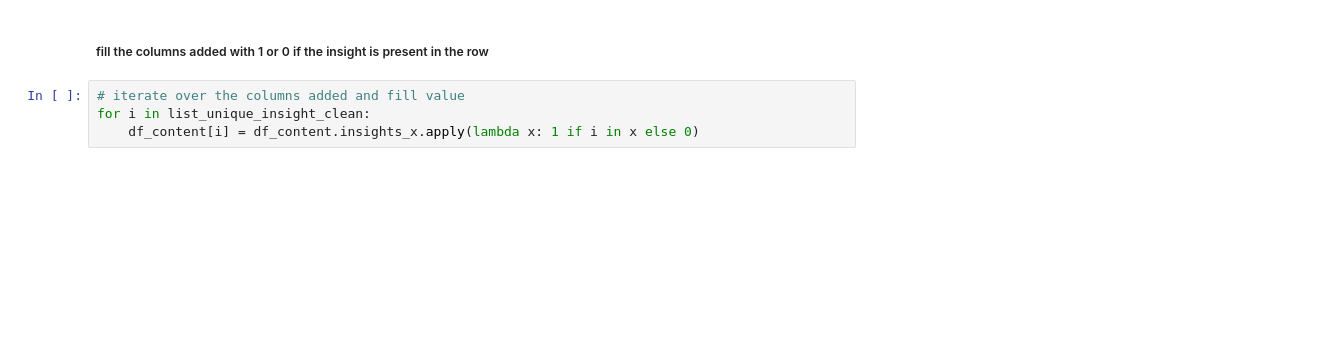
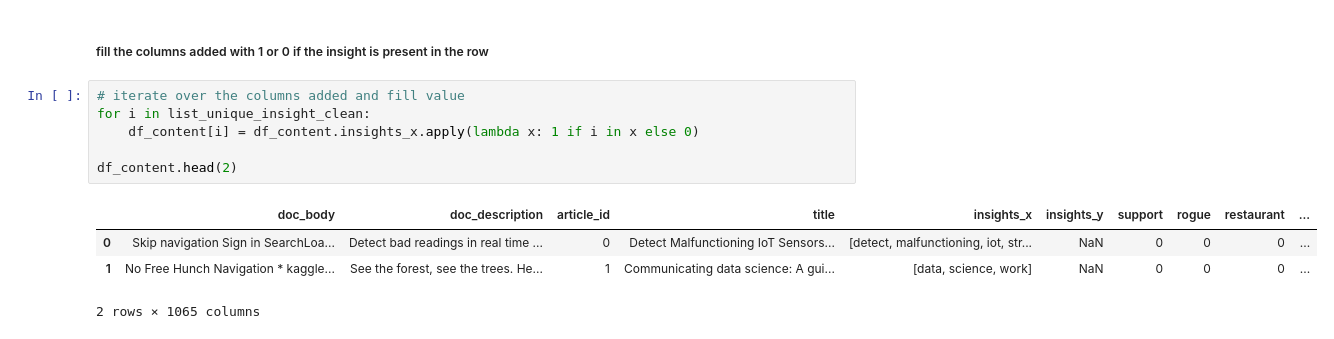
Before and after one commit to Mdhvince/Recommendation_IBM_article, a Jupyter notebook: Untitled.ipynb, the cells around one changed output. Cells and saved outputs as stored; diff of their text form; blank space fills up the shorter version.

```diff
--- a/Untitled.ipynb
+++ b/Untitled.ipynb
@@ -132,4 +147,11 @@ df_content.head()
 # %%
 # iterate over the columns added and fill value
 for i in list_unique_insight_clean:
     df_content[i] = df_content.insights_x.apply(lambda x: 1 if i in x else 0)
+
+df_content.head(2)
+# %% [output]
+|  | doc_body | doc_description | article_id | title | insights_x | insights_y | support | rogue | restaurant | ... |
+| 0 | Skip navigation Sign in SearchLoa... | Detect bad readings in real time ... | 0 | Detect Malfunctioning IoT Sensors... | [detect, malfunctioning, iot, str... | NaN | 0 | 0 | 0 | ... |
+| 1 | No Free Hunch Navigation * kaggle... | See the forest, see the trees. He... | 1 | Communicating data science: A gui... | [data, science, work] | NaN | 0 | 0 | 0 | ... |
+2 rows × 1065 columns
```
Also changed, not shown: parts of 24 cells of this notebook.
